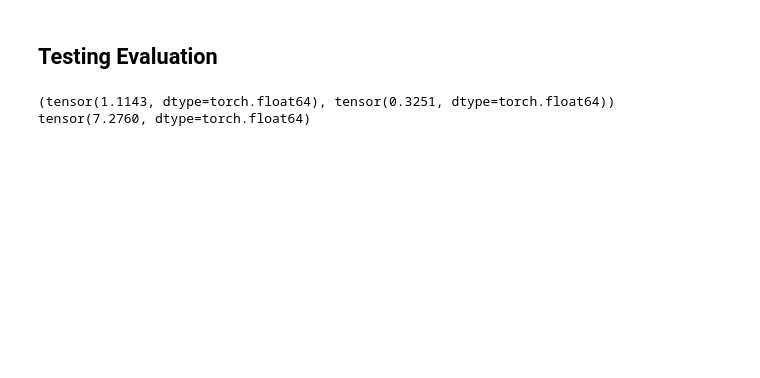
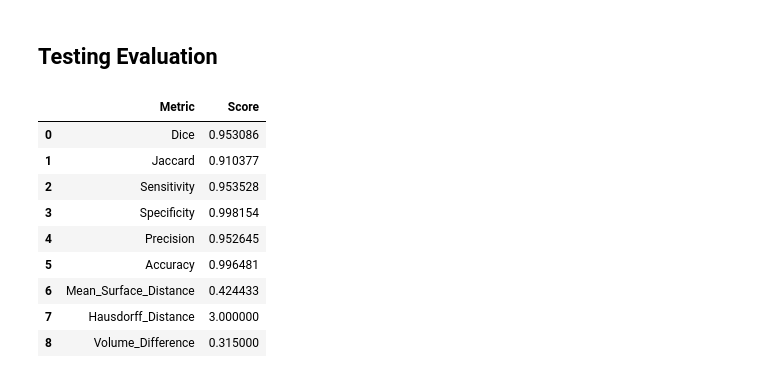
Before and after one commit to joewong00/3D-CNN-Segmentation, a Jupyter notebook: main.ipynb, the cells around one changed output. Cells and saved outputs as stored; diff of their text form; code cells hidden in the pictures; blank space fills up the shorter version.

```diff
--- a/main.ipynb
+++ b/main.ipynb
@@ -176,7 +238,18 @@ plot_sidebyside(processed_data, predicted_mask, processed_label, save_file=False
 # %%
 # Change type to boolean
 prediction = predicted_mask.astype(bool)
 target = processed_label.astype(bool)
 
-stat = SegmentationStatistics(prediction, target, (3,2,1))
+stat = SegmentationStatistics(prediction, target, (5,1.5,1.5))
 stat.to_df()
+# %% [output]
+|  | Metric | Score |
+| 0 | Dice | 0.953086 |
+| 1 | Jaccard | 0.910377 |
+| 2 | Sensitivity | 0.953528 |
+| 3 | Specificity | 0.998154 |
+| 4 | Precision | 0.952645 |
+| 5 | Accuracy | 0.996481 |
+| 6 | Mean_Surface_Distance | 0.424433 |
+| 7 | Hausdorff_Distance | 3.000000 |
+| 8 | Volume_Difference | 0.315000 |
@@ -192,7 +255,0 @@ test_loader = DataLoader(dataset=testdataset)
-# %%
-image, label = next(iter(test_loader))
-print(torch.std_mean(image))
-print(torch.amax(image))
-# %% [output]
-(tensor(1.1143, dtype=torch.float64), tensor(0.3251, dtype=torch.float64))
-tensor(7.2760, dtype=torch.float64)
```
Also changed, not shown: parts of 16 cells of this notebook, 6 other files.
